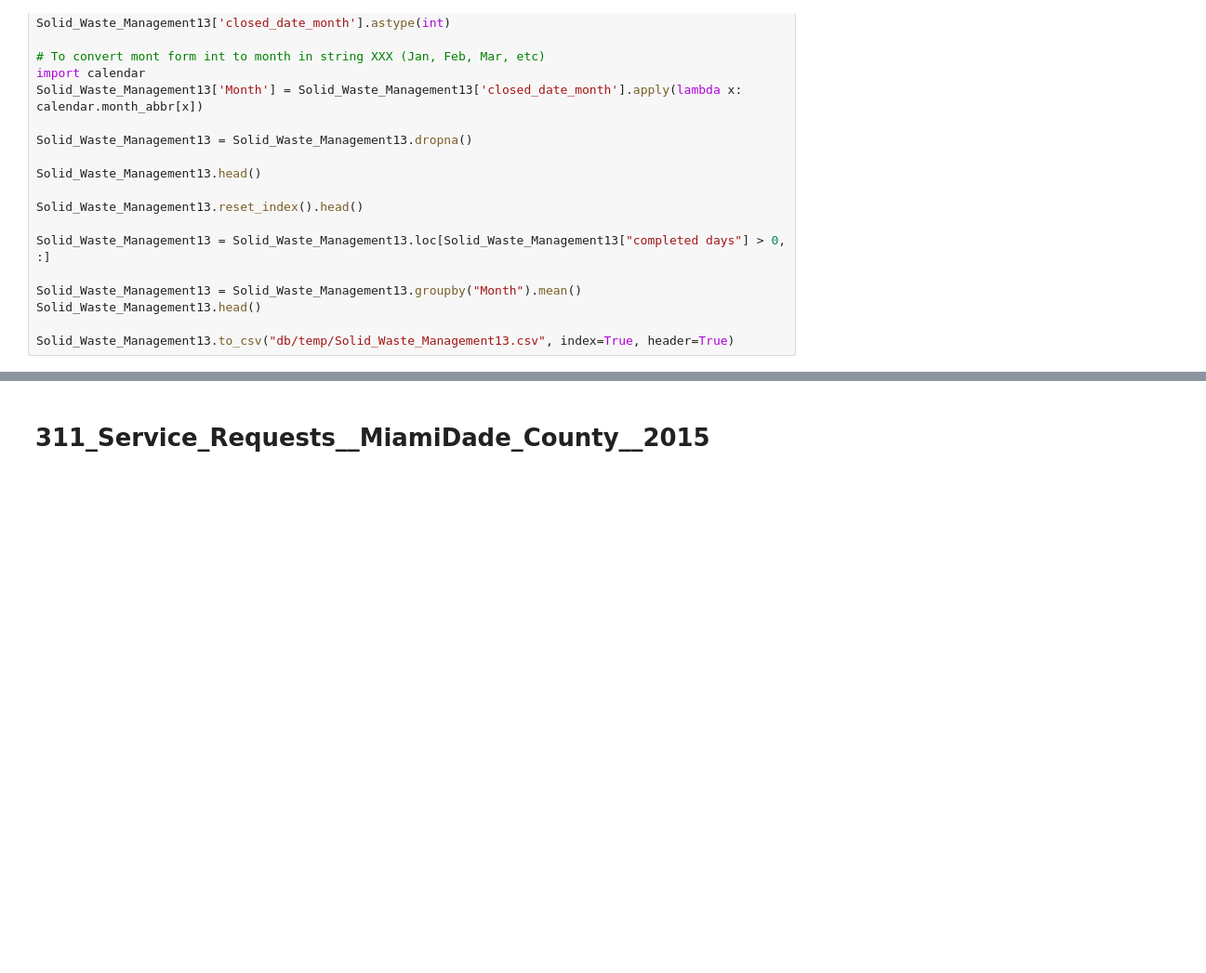
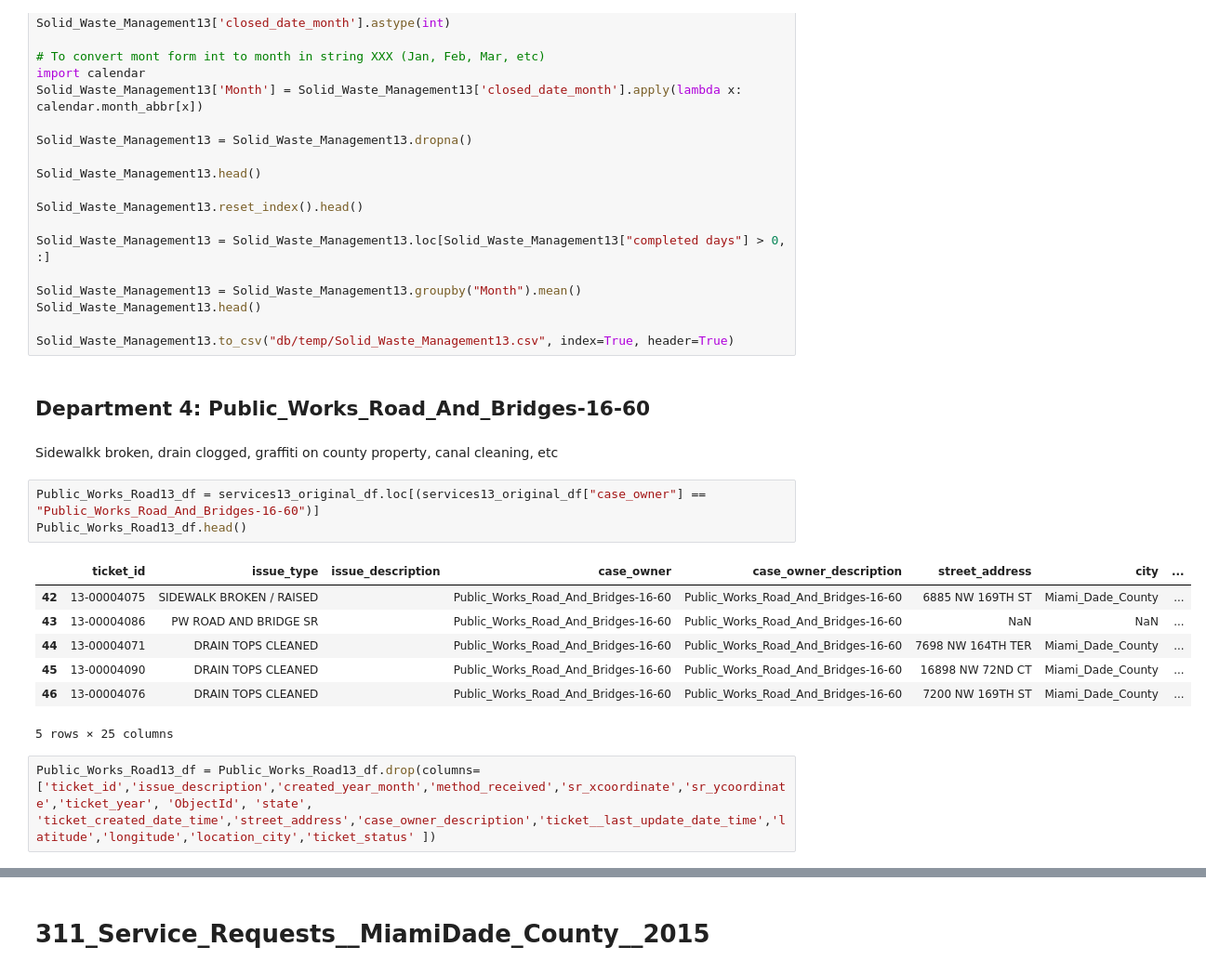
Before and after one commit to Gan001/dataviz-project-two, a Jupyter notebook: ETL_crazy_plot.ipynb, the cells around one changed output, grey strips where cells are left out. Shown: that part at 93% size. Cells and saved outputs as stored; diff of their text form; blank space fills up the shorter version.

Commit message:
All departments added

```diff
--- a/ETL_crazy_plot.ipynb
+++ b/ETL_crazy_plot.ipynb
@@ -250,3 +256,20 @@ Solid_Waste_Management13 = Solid_Waste_Management13.groupby("Month").mean()
 Solid_Waste_Management13.head()
 
 Solid_Waste_Management13.to_csv("db/temp/Solid_Waste_Management13.csv", index=True, header=True)
+# %% [markdown]
+## Department 4: Public_Works_Road_And_Bridges-16-60
+# %% [markdown]
+Sidewalkk broken, drain clogged, graffiti on county property, canal cleaning, etc
+# %%
+Public_Works_Road13_df = services13_original_df.loc[(services13_original_df["case_owner"] == "Public_Works_Road_And_Bridges-16-60")]
+Public_Works_Road13_df.head()
+# %% [output]
+|  | ticket_id | issue_type | issue_description | case_owner | case_owner_description | street_address | city | ... |
+| 42 | 13-00004075 | SIDEWALK BROKEN / RAISED |  | Public_Works_Road_And_Bridges-16-60 | Public_Works_Road_And_Bridges-16-60 | 6885 NW 169TH ST | Miami_Dade_County | ... |
+| 43 | 13-00004086 | PW ROAD AND BRIDGE SR |  | Public_Works_Road_And_Bridges-16-60 | Public_Works_Road_And_Bridges-16-60 | NaN | NaN | ... |
+| 44 | 13-00004071 | DRAIN TOPS CLEANED |  | Public_Works_Road_And_Bridges-16-60 | Public_Works_Road_And_Bridges-16-60 | 7698 NW 164TH TER | Miami_Dade_County | ... |
+| 45 | 13-00004090 | DRAIN TOPS CLEANED |  | Public_Works_Road_And_Bridges-16-60 | Public_Works_Road_And_Bridges-16-60 | 16898 NW 72ND CT | Miami_Dade_County | ... |
+| 46 | 13-00004076 | DRAIN TOPS CLEANED |  | Public_Works_Road_And_Bridges-16-60 | Public_Works_Road_And_Bridges-16-60 | 7200 NW 169TH ST | Miami_Dade_County | ... |
+5 rows × 25 columns
+# %%
+Public_Works_Road13_df = Public_Works_Road13_df.drop(columns=['ticket_id','issue_description','created_year_month','method_received','sr_xcoordinate','sr_ycoordinate','ticket_year', 'ObjectId', 'state', 'ticket_created_date_time','street_address','case_owner_description','ticket__last_update_date_time','latitude','longitude','location_city','ticket_status' ])
```
Also changed, not shown: parts of 30 cells of this notebook.
